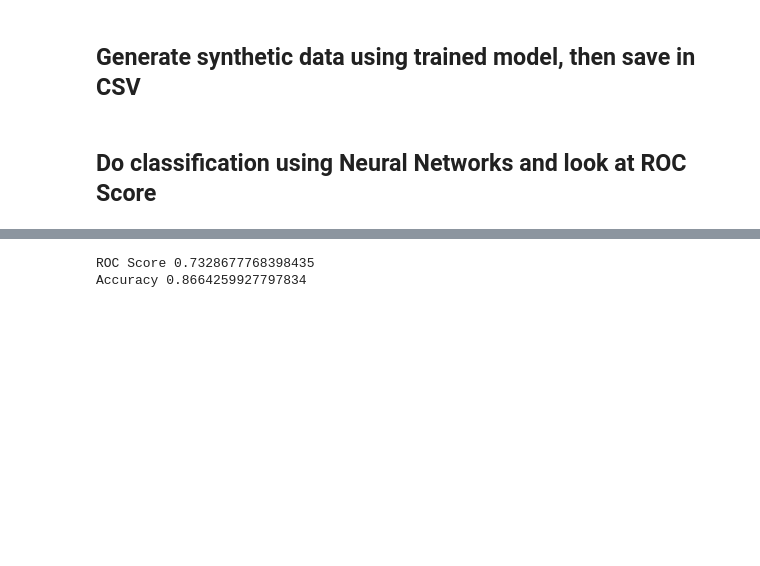
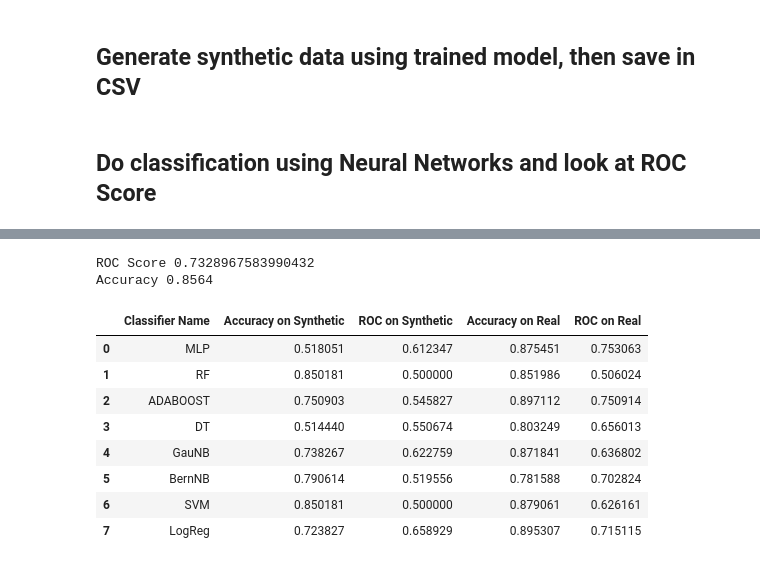
Before and after one commit to johnjonnyjohnson/Data-analysis, a Jupyter notebook: pategan-fullscript.ipynb, the cells around one changed output, grey strips where cells are left out. Saved outputs shown, nothing was run; the diff lists cells and outputs as text; code cells hidden in the pictures; blank space fills up the shorter version.

```diff
--- a/pategan-fullscript.ipynb
+++ b/pategan-fullscript.ipynb
@@ -16,10 +48,10 @@ MODEL_NAME = 'PATEGAN' # Don't change this
 DATASET_NAME = 'churn' # Choose either 'churn' or 'marketing' exactly!
 TARGET_VARIABLE = 'Exited' # either 'Exited' or 'Response'
 TRAIN_TEST_RATIO = 0.25
-LEAKY= True # Put False for normal
+LEAKY = False # Put False for normal relu. The number indicates the amount of negative slope. Default is 0.01
 
 # These seem to be good to tune from what I can tell from the github.
-NUM_TEACHERS = 20
+NUM_TEACHERS = 2
 TARGET_EPSILON = 1
 TARGET_DELTA = 1e-4
 LEARNING_RATE = 1e-4
@@ -37,7 +69,7 @@ df_train, df_test = train_test_split(df, test_size=TRAIN_TEST_RATIO, random_stat
 
 # Initialise logfile path
 timestamp = int(time.time())
-logfile = f'log_{DATASET_NAME}_{MODEL_NAME}_{timestamp}.csv'
+logfile = f'log_{DATASET_NAME}_{MODEL_NAME}_{timestamp}_{TARGET_EPSILON}.csv'
 # %%
 # Grab x and y from the respective dataframes and convert to numpy arrays.
 train_x = df_train.drop(columns=TARGET_VARIABLE).values
@@ -136,6 +217,10 @@ pred_y = mlp.predict(test_x)
 
 print('ROC Score', roc_auc_score(test_y, pred_y))
 print('Accuracy', mlp.score(test_x,test_y))
+# Uitvoer van uitgevoerde code vanaf 7 jun. 2021 03:50
+# 	Stream
+# 		ROC Score 0.7530632082470008
+# 		Accuracy 0.8754512635379061
 # %% [output]
-ROC Score 0.7328677768398435
-Accuracy 0.8664259927797834
+ROC Score 0.7328967583990432
+Accuracy 0.8564
@@ -141,0 +246,44 @@ Accuracy 0.8664259927797834
+# %%
+syn_clf_accuracy = []
+syn_clf_roc_score = []
+real_clf_accuracy = []
+real_clf_roc_score = []
+
+# Loop thru all classifiers.
+for clf in classifiers:
+
+    # Do synthetic
+    clf.fit(syn_x, syn_y)
+    pred_y = clf.predict(test_x)
+
+    # compute score and append
+    syn_clf_roc_score.append(roc_auc_score(test_y, pred_y))
+    syn_clf_accuracy.append(clf.score(test_x,test_y))
+
+    # Do real training data
+    clf.fit(train_x, train_y)
+    pred_y = clf.predict(test_x)
+
+    # compute score and append
+    real_clf_roc_score.append(roc_auc_score(test_y, pred_y))
+    real_clf_accuracy.append(clf.score(test_x,test_y))
+# %%
+score_df = pd.DataFrame({'Classifier Name':classifier_names,
+                         'Accuracy on Synthetic':syn_clf_accuracy,
+                         'ROC on Synthetic': syn_clf_roc_score,
+                         'Accuracy on Real': real_clf_accuracy,
+                         'ROC on Real': real_clf_roc_score,
+                         })
+score_df.to_csv('scores.csv') # Make into a csv that you can download and do computations!
+# %%
+score_df
+# %% [output]
+|  | Classifier Name | Accuracy on Synthetic | ROC on Synthetic | Accuracy on Real | ROC on Real |
+| 0 | MLP | 0.518051 | 0.612347 | 0.875451 | 0.753063 |
+| 1 | RF | 0.850181 | 0.500000 | 0.851986 | 0.506024 |
+| 2 | ADABOOST | 0.750903 | 0.545827 | 0.897112 | 0.750914 |
+| 3 | DT | 0.514440 | 0.550674 | 0.803249 | 0.656013 |
+| 4 | GauNB | 0.738267 | 0.622759 | 0.871841 | 0.636802 |
+| 5 | BernNB | 0.790614 | 0.519556 | 0.781588 | 0.702824 |
+| 6 | SVM | 0.850181 | 0.500000 | 0.879061 | 0.626161 |
+| 7 | LogReg | 0.723827 | 0.658929 | 0.895307 | 0.715115 |
```
Also changed, not shown: parts of 12 cells of this notebook, 5 other files.
